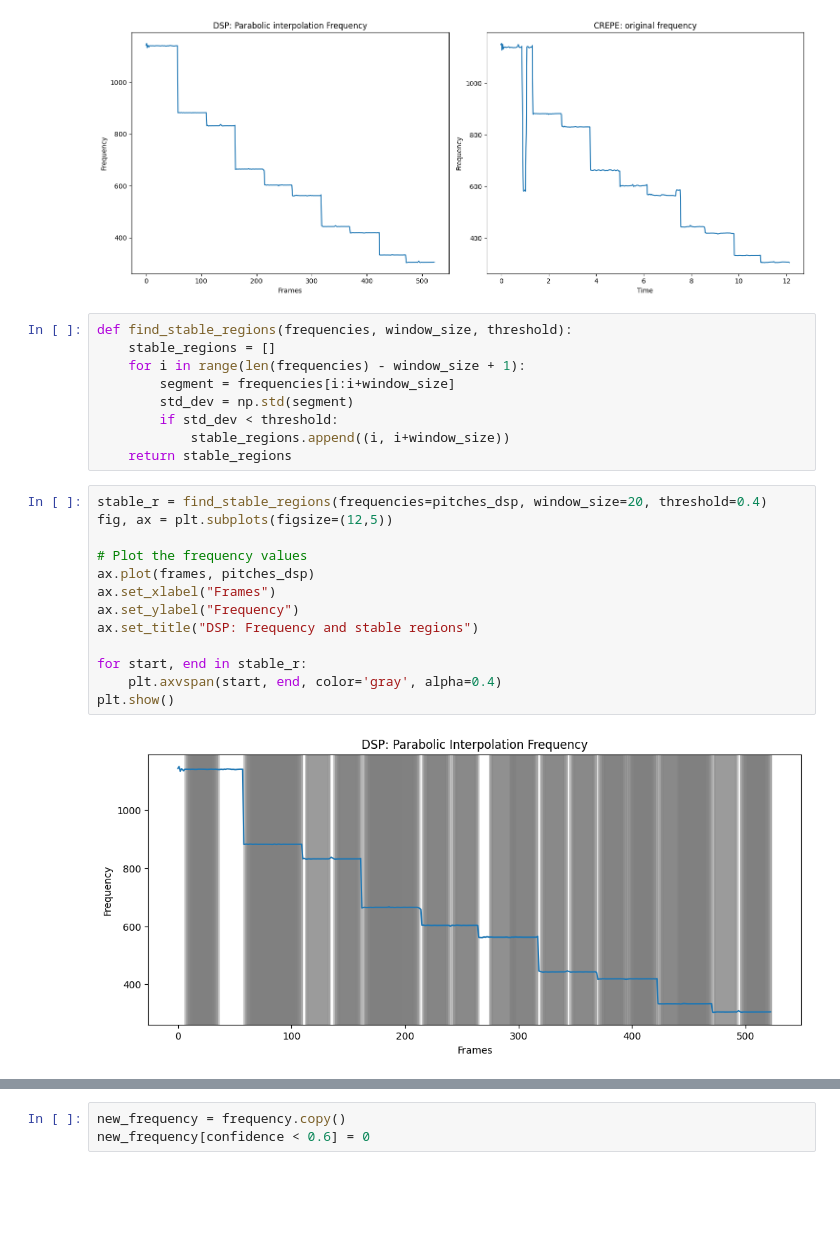
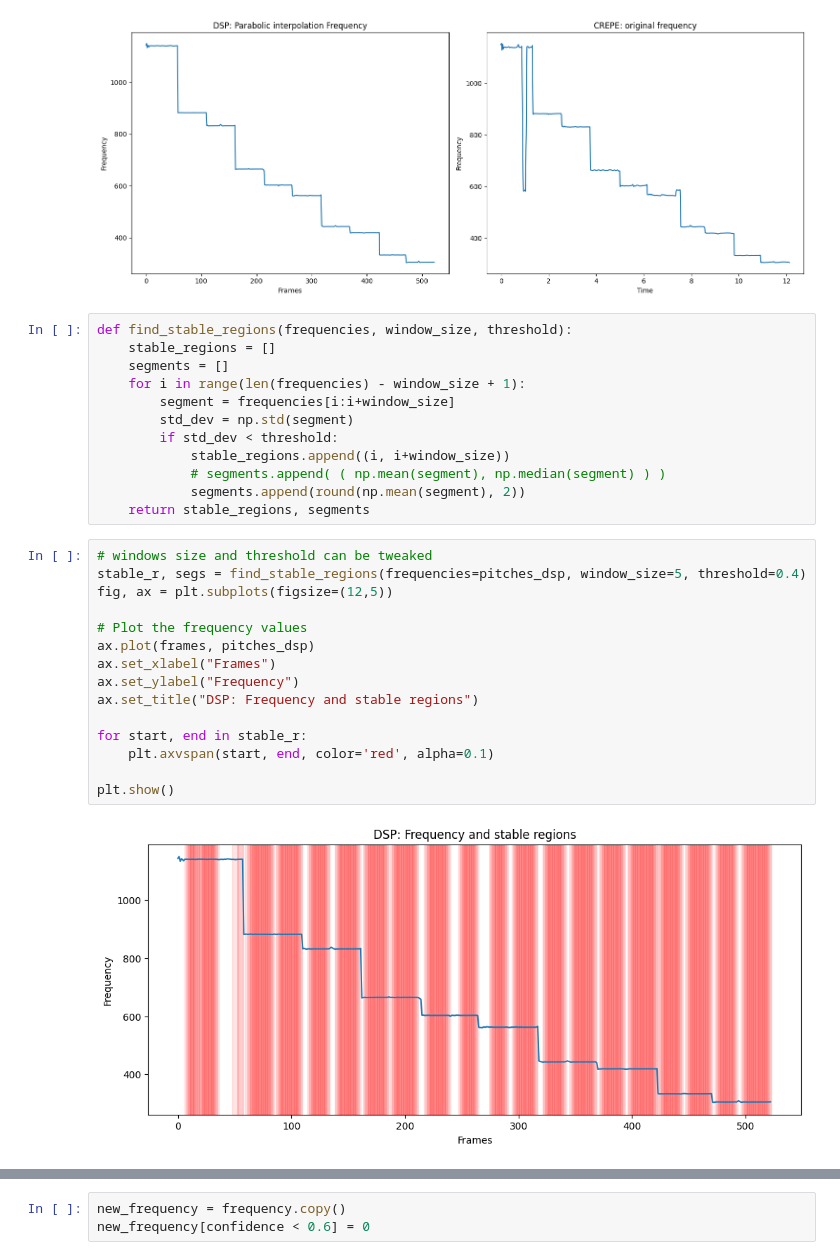
Before and after one commit to Masetto96/mir-gamelan, a Jupyter notebook: pipeline-alex.ipynb, the cells around one changed output, grey strips where cells are left out. Cells and saved outputs as stored; diff of their text form; blank space fills up the shorter version.

```diff
--- a/pipeline-alex.ipynb
+++ b/pipeline-alex.ipynb
@@ -167,24 +167,29 @@ plt.show()
 # %%
 def find_stable_regions(frequencies, window_size, threshold):
     stable_regions = []
+    segments = []
     for i in range(len(frequencies) - window_size + 1):
         segment = frequencies[i:i+window_size]
         std_dev = np.std(segment)
         if std_dev < threshold:
             stable_regions.append((i, i+window_size))
-    return stable_regions
+            # segments.append( ( np.mean(segment), np.median(segment) ) )
+            segments.append(round(np.mean(segment), 2))
+    return stable_regions, segments
 # %%
-stable_r = find_stable_regions(frequencies=pitches_dsp, window_size=20, threshold=0.4)
+# windows size and threshold can be tweaked
+stable_r, segs = find_stable_regions(frequencies=pitches_dsp, window_size=5, threshold=0.4)
 fig, ax = plt.subplots(figsize=(12,5))
 
 # Plot the frequency values
 ax.plot(frames, pitches_dsp)
 ax.set_xlabel("Frames")
 ax.set_ylabel("Frequency")
 ax.set_title("DSP: Frequency and stable regions")
 
 for start, end in stable_r:
-    plt.axvspan(start, end, color='gray', alpha=0.4)
+    plt.axvspan(start, end, color='red', alpha=0.1)
+
 plt.show()
 # %% [output]
-[figure, old version]
+[figure, new version]
```
Also changed, not shown: parts of 8 cells of this notebook.
